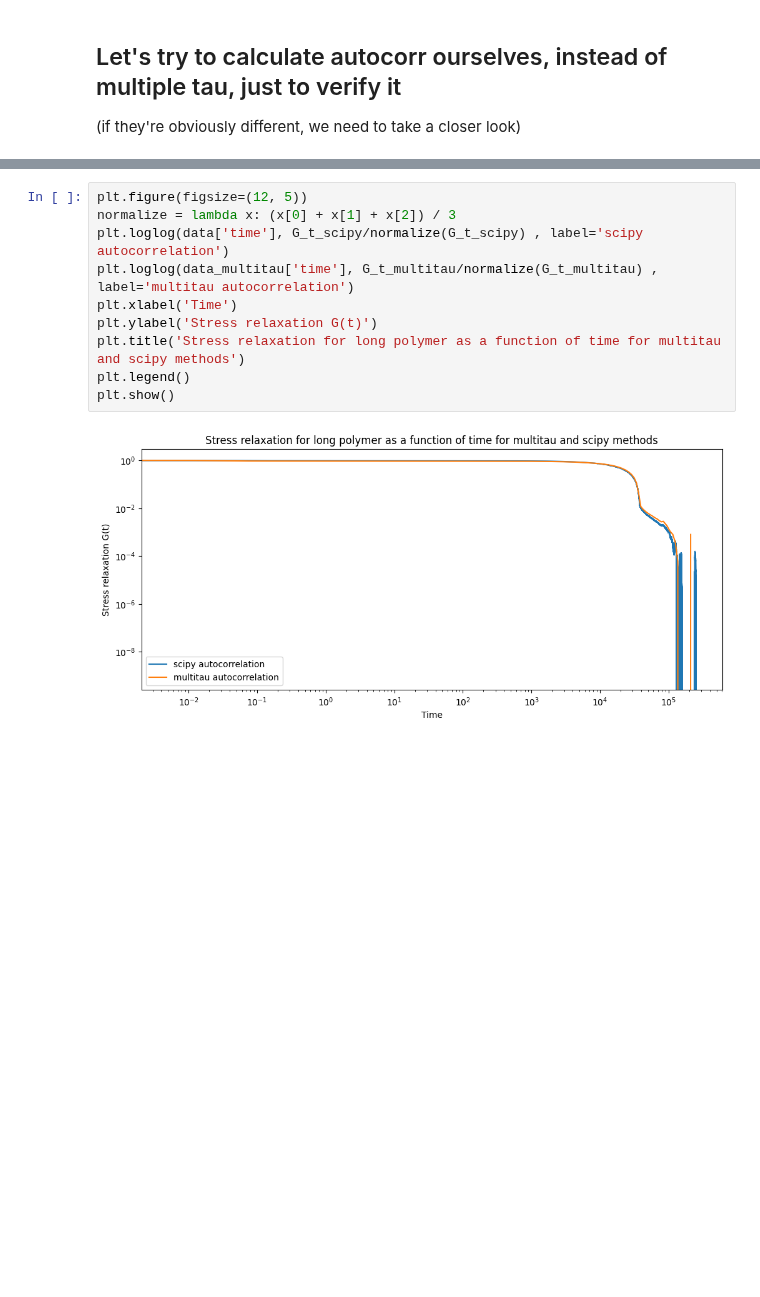
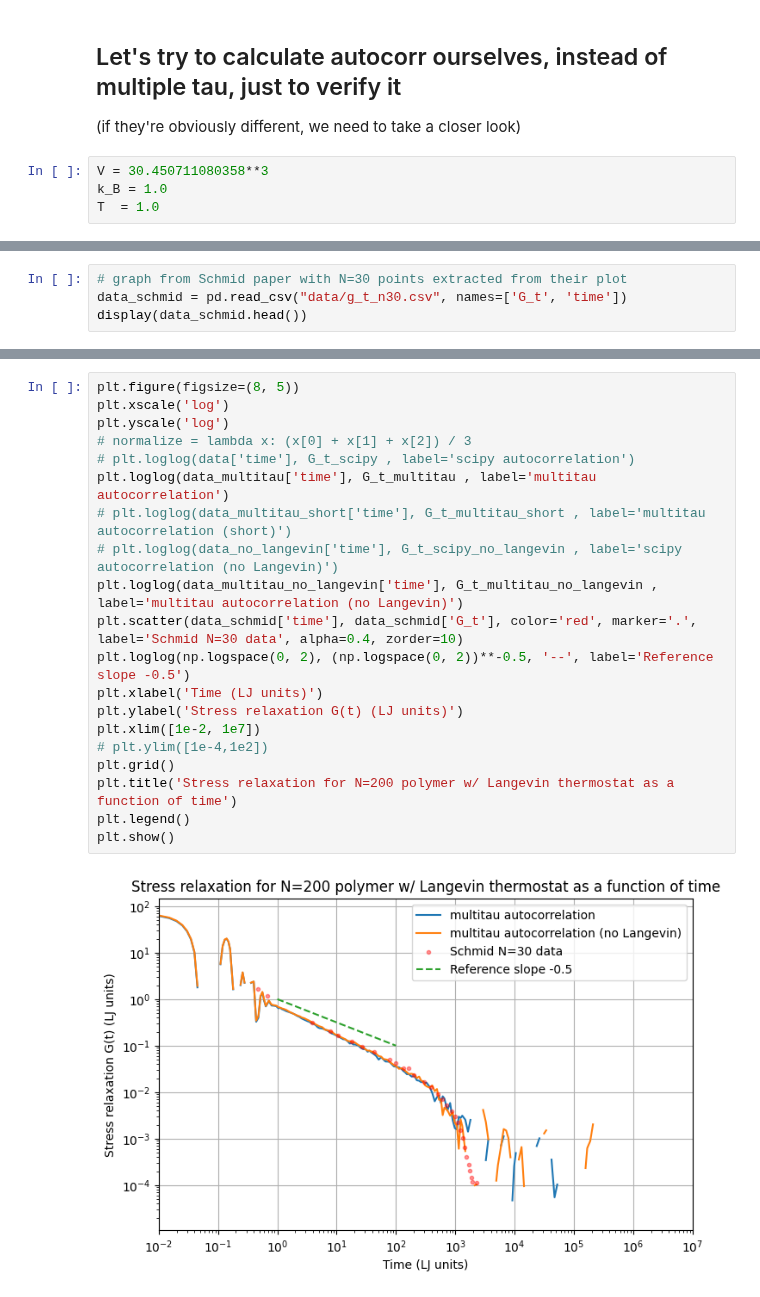
Before and after one commit to anotherbeaver/amine_polymers, a Jupyter notebook: storage_loss_moduli_polymer.ipynb, the cells around one changed output, grey strips where cells are left out. Drawn from its saved outputs; the diff is of its cells as text; blank space fills up the shorter version.

```diff
--- a/storage_loss_moduli_polymer.ipynb
+++ b/storage_loss_moduli_polymer.ipynb
@@ -409,6 +408,10 @@ plt.show()
 ## Let's try to calculate autocorr ourselves, instead of multiple tau, just to verify it
 
 (if they're obviously different, we need to take a closer look)
+# %%
+V = 30.450711080358**3
+k_B = 1.0
+T  = 1.0
 # %%
 import numpy as np
 import pandas as pd
@@ -445,0 +521,4 @@ G_t_multitau = (data_multitau['pxy'] + data_multitau['pxz'] + data_multitau['pyz
+# %%
+# graph from Schmid paper with N=30 points extracted from their plot
+data_schmid = pd.read_csv("data/g_t_n30.csv", names=['G_t', 'time'])
+display(data_schmid.head())
@@ -446,12 +532,22 @@ G_t_multitau = (data_multitau['pxy'] + data_multitau['pxz'] + data_multitau['pyz
 # %%
-plt.figure(figsize=(12, 5))
-normalize = lambda x: (x[0] + x[1] + x[2]) / 3
-plt.loglog(data['time'], G_t_scipy/normalize(G_t_scipy) , label='scipy autocorrelation')
-plt.loglog(data_multitau['time'], G_t_multitau/normalize(G_t_multitau) , label='multitau autocorrelation')
-plt.xlabel('Time')
-plt.ylabel('Stress relaxation G(t)')
-plt.title('Stress relaxation for long polymer as a function of time for multitau and scipy methods')
+plt.figure(figsize=(8, 5))
+plt.xscale('log')
+plt.yscale('log')
+# normalize = lambda x: (x[0] + x[1] + x[2]) / 3
+# plt.loglog(data['time'], G_t_scipy , label='scipy autocorrelation')
+plt.loglog(data_multitau['time'], G_t_multitau , label='multitau autocorrelation')
+# plt.loglog(data_multitau_short['time'], G_t_multitau_short , label='multitau autocorrelation (short)')
+# plt.loglog(data_no_langevin['time'], G_t_scipy_no_langevin , label='scipy autocorrelation (no Langevin)')
+plt.loglog(data_multitau_no_langevin['time'], G_t_multitau_no_langevin , label='multitau autocorrelation (no Langevin)')
+plt.scatter(data_schmid['time'], data_schmid['G_t'], color='red', marker='.', label='Schmid N=30 data', alpha=0.4, zorder=10)
+plt.loglog(np.logspace(0, 2), (np.logspace(0, 2))**-0.5, '--', label='Reference slope -0.5')
+plt.xlabel('Time (LJ units)')
+plt.ylabel('Stress relaxation G(t) (LJ units)')
+plt.xlim([1e-2, 1e7])
+# plt.ylim([1e-4,1e2])
+plt.grid()
+plt.title('Stress relaxation for N=200 polymer w/ Langevin thermostat as a function of time')
 plt.legend()
 plt.show()
 # %% [output]
-[figure, old version]
+[figure, new version]
```
Also changed, not shown: parts of 18 cells of this notebook, 7 other files.
